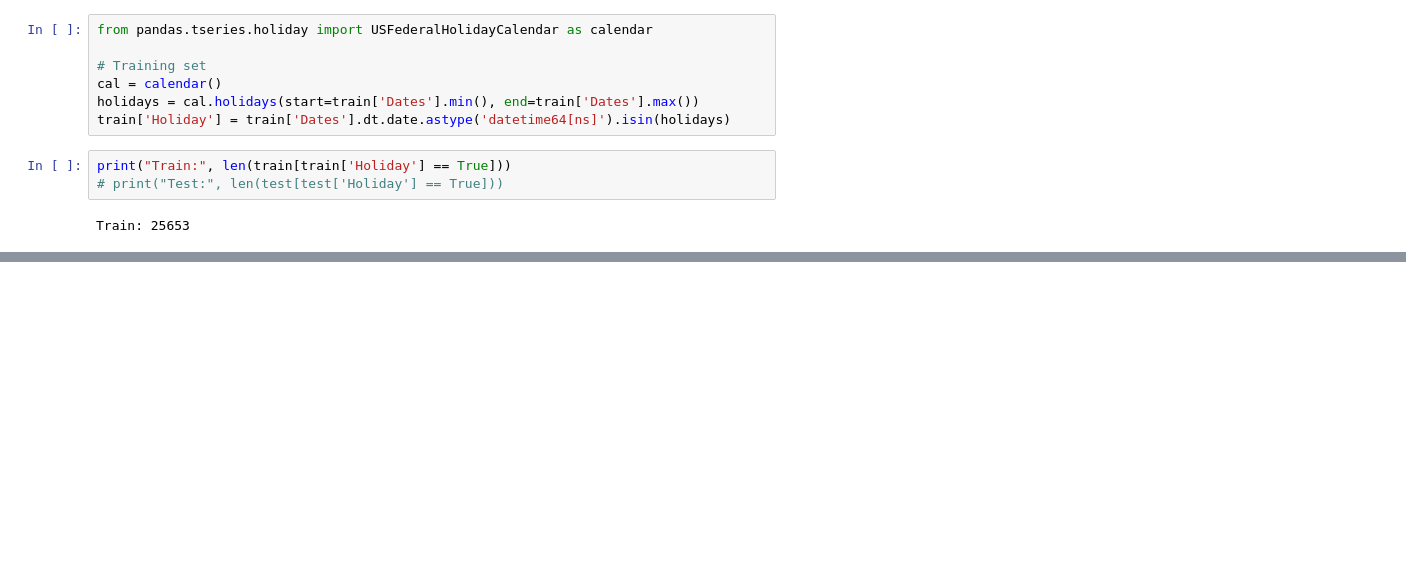
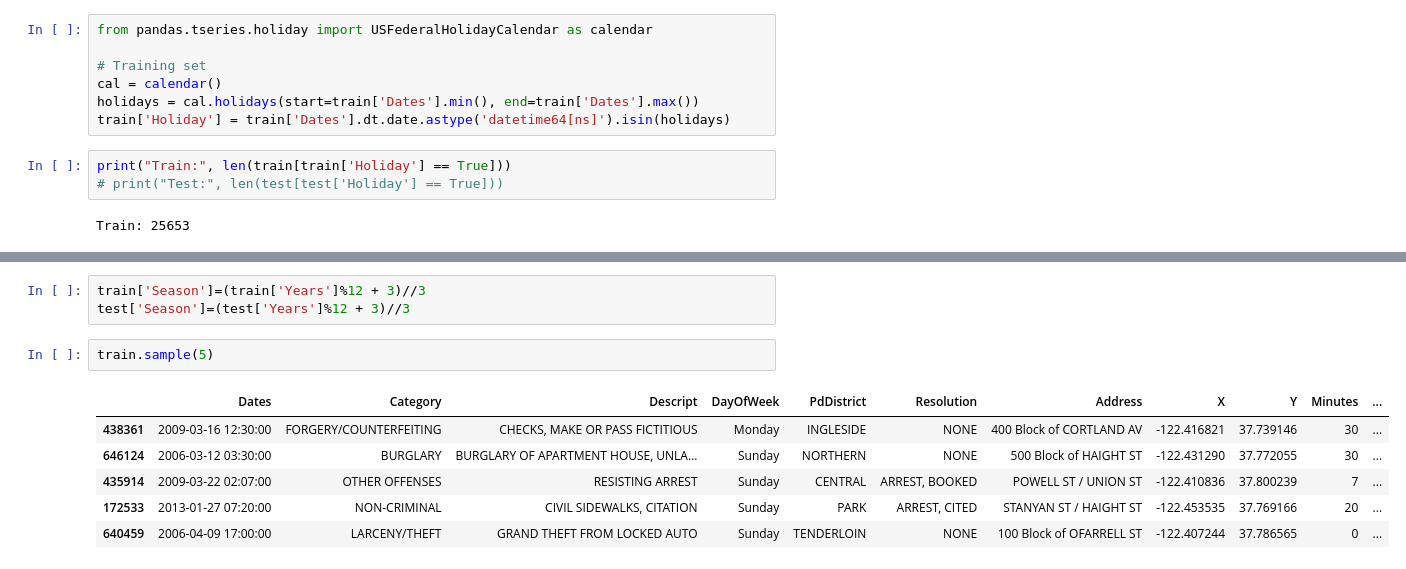
Before and after one commit to mj-awad17/Data_Analystics-Projects, a Jupyter notebook: sf-crime/sf-crime-prediction.ipynb, the cells around one changed output, grey strips where cells are left out. Saved outputs shown, nothing was run; the diff lists cells and outputs as text; blank space fills up the shorter version.

```diff
--- a/sf-crime/sf-crime-prediction.ipynb
+++ b/sf-crime/sf-crime-prediction.ipynb
@@ -480,0 +551,12 @@ Train: 25653
+# %%
+train['Season']=(train['Years']%12 + 3)//3
+test['Season']=(test['Years']%12 + 3)//3
+# %%
+train.sample(5)
+# %% [output]
+|  | Dates | Category | Descript | DayOfWeek | PdDistrict | Resolution | Address | X | Y | Minutes | ... |
+| 438361 | 2009-03-16 12:30:00 | FORGERY/COUNTERFEITING | CHECKS, MAKE OR PASS FICTITIOUS | Monday | INGLESIDE | NONE | 400 Block of CORTLAND AV | -122.416821 | 37.739146 | 30 | ... |
+| 646124 | 2006-03-12 03:30:00 | BURGLARY | BURGLARY OF APARTMENT HOUSE, UNLA... | Sunday | NORTHERN | NONE | 500 Block of HAIGHT ST | -122.431290 | 37.772055 | 30 | ... |
+| 435914 | 2009-03-22 02:07:00 | OTHER OFFENSES | RESISTING ARREST | Sunday | CENTRAL | ARREST, BOOKED | POWELL ST / UNION ST | -122.410836 | 37.800239 | 7 | ... |
+| 172533 | 2013-01-27 07:20:00 | NON-CRIMINAL | CIVIL SIDEWALKS, CITATION | Sunday | PARK | ARREST, CITED | STANYAN ST / HAIGHT ST | -122.453535 | 37.769166 | 20 | ... |
+| 640459 | 2006-04-09 17:00:00 | LARCENY/THEFT | GRAND THEFT FROM LOCKED AUTO | Sunday | TENDERLOIN | NONE | 100 Block of OFARRELL ST | -122.407244 | 37.786565 | 0 | ... |
```
Also changed, not shown: parts of 25 cells of this notebook.
